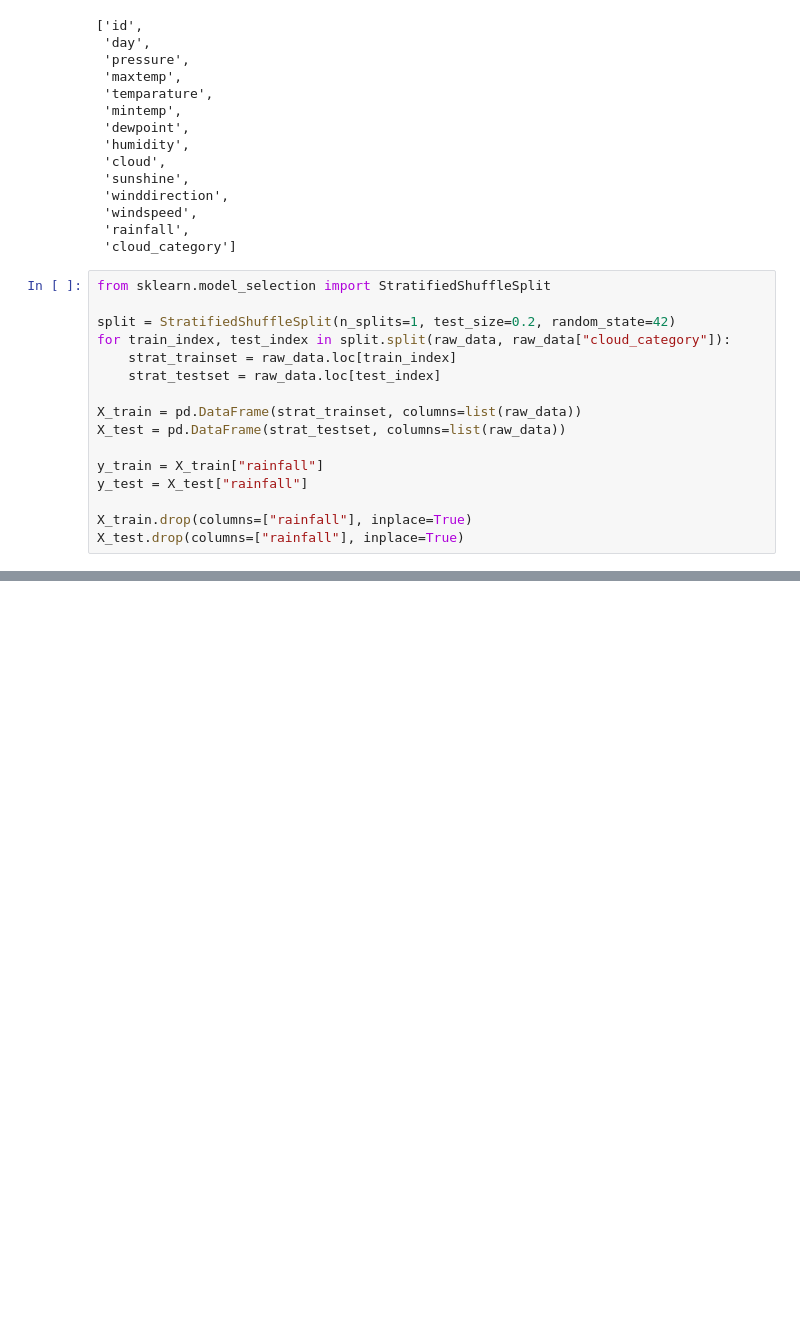
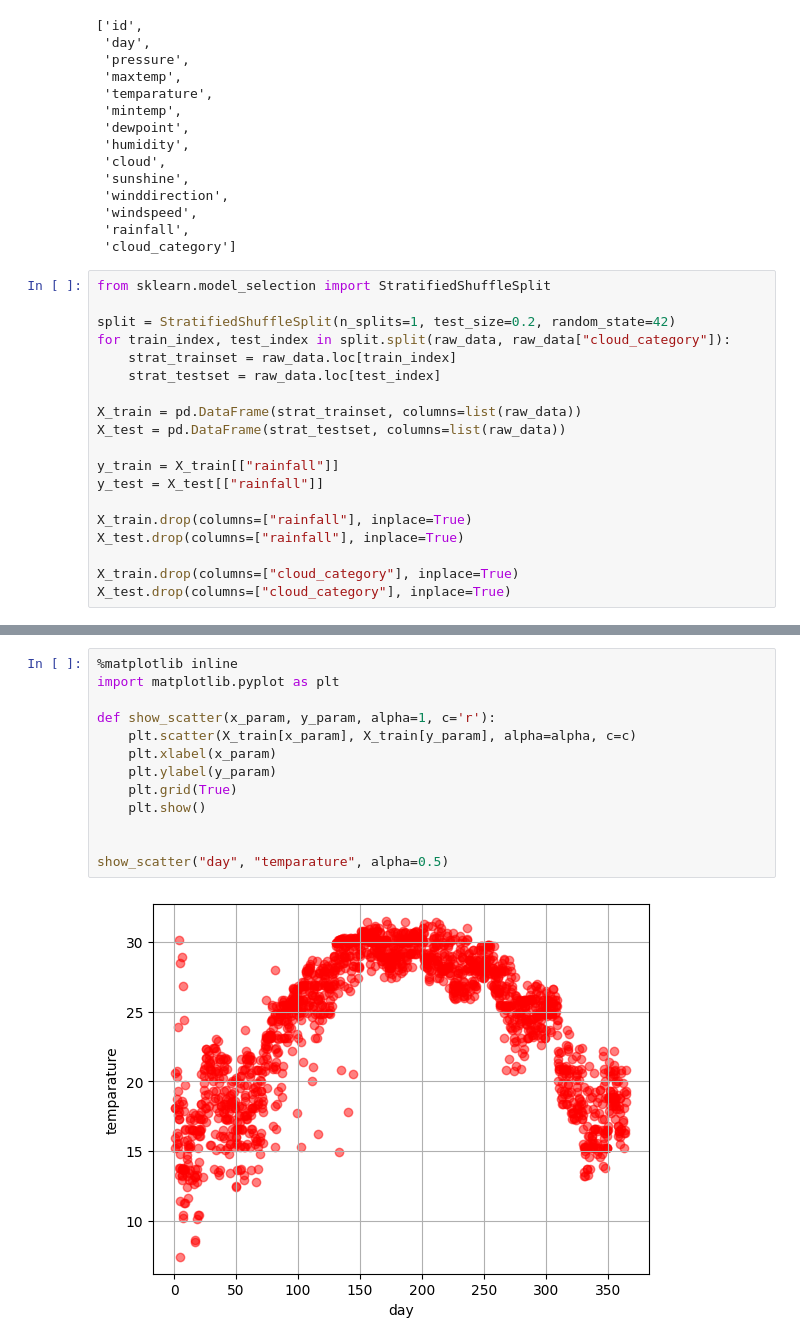
Before and after one commit to Ashmit-1/rainfall_prdiction, a Jupyter notebook: rainfall_prediction.ipynb, the cells around one changed output, grey strips where cells are left out. Cells and saved outputs as stored; diff of their text form; blank space fills up the shorter version.

```diff
--- a/rainfall_prediction.ipynb
+++ b/rainfall_prediction.ipynb
@@ -132,11 +132,14 @@ for train_index, test_index in split.split(raw_data, raw_data["cloud_category"])
 X_train = pd.DataFrame(strat_trainset, columns=list(raw_data))
 X_test = pd.DataFrame(strat_testset, columns=list(raw_data))
 
-y_train = X_train["rainfall"]
-y_test = X_test["rainfall"]
+y_train = X_train[["rainfall"]]
+y_test = X_test[["rainfall"]]
 
 X_train.drop(columns=["rainfall"], inplace=True)
 X_test.drop(columns=["rainfall"], inplace=True)
+
+X_train.drop(columns=["cloud_category"], inplace=True)
+X_test.drop(columns=["cloud_category"], inplace=True)
 # %%
 X_train
 # %% [output]
@@ -155,0 +159,15 @@ X_train
+# %%
+%matplotlib inline
+import matplotlib.pyplot as plt
+
+def show_scatter(x_param, y_param, alpha=1, c='r'):
+    plt.scatter(X_train[x_param], X_train[y_param], alpha=alpha, c=c)
+    plt.xlabel(x_param)
+    plt.ylabel(y_param)
+    plt.grid(True)
+    plt.show()
+
+
+show_scatter("day", "temparature", alpha=0.5)
+# %% [output]
+[figure, added]
```
Also changed, not shown: parts of 4 cells of this notebook.
